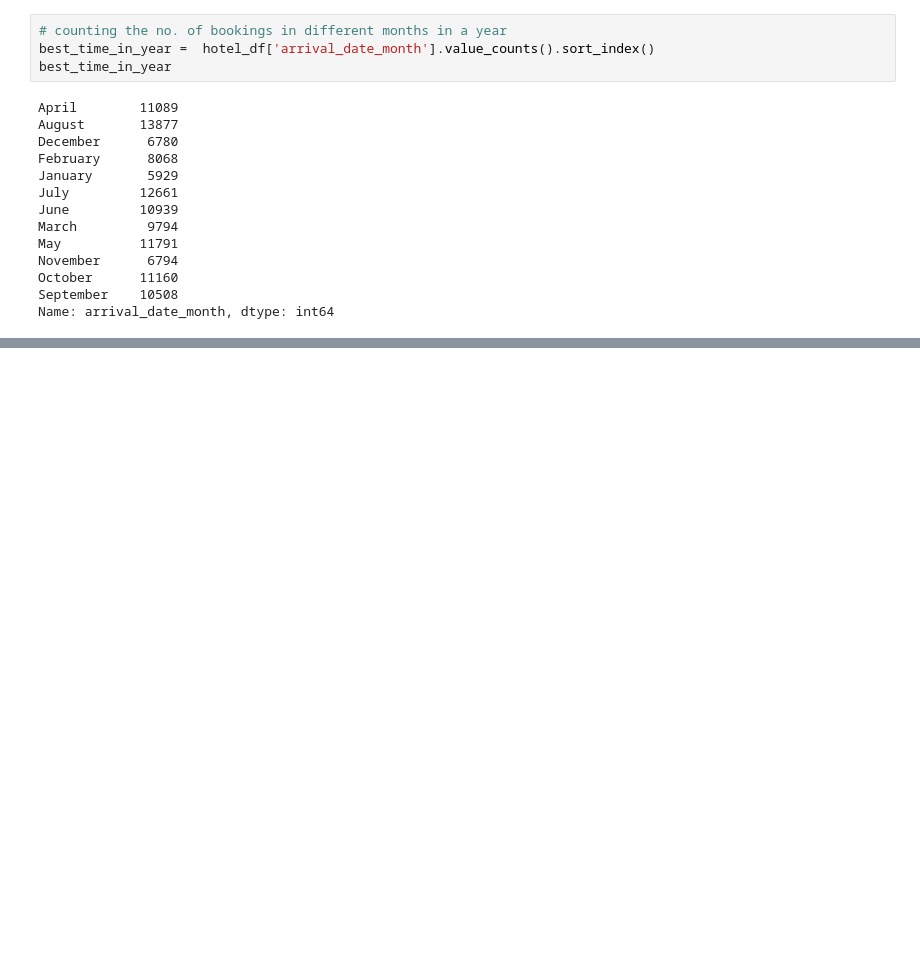
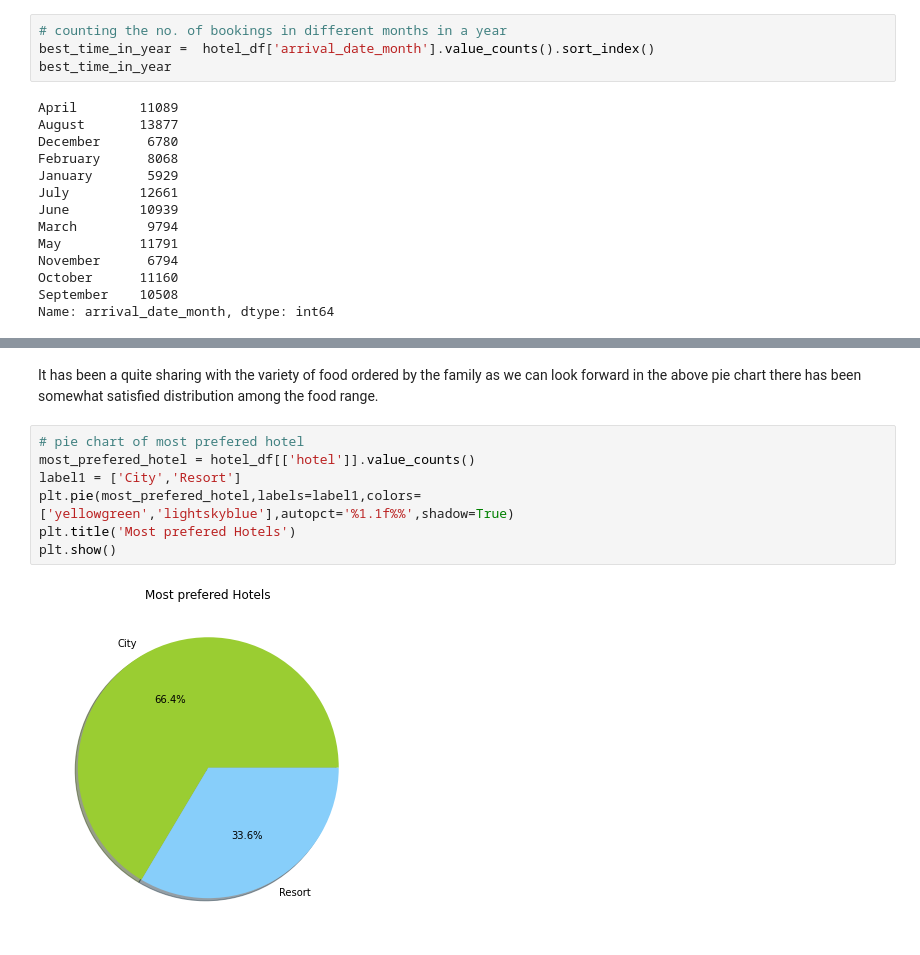
Before and after one commit to ritik1804k/Hotel-Booking-Analysis-, a Jupyter notebook: Hotel_Booking_Analysis_Capstone_Project.ipynb, the cells around one changed output, grey strips where cells are left out. Cells and saved outputs as stored; diff of their text form; blank space fills up the shorter version.

```diff
--- a/Hotel_Booking_Analysis_Capstone_Project.ipynb
+++ b/Hotel_Booking_Analysis_Capstone_Project.ipynb
@@ -258,0 +272,11 @@ Name: meal, dtype: int64
+# %% [markdown]
+It has been a quite sharing with the variety of food ordered by the family as we can look forward in the above pie chart there has been somewhat satisfied distribution  among the food range.
+# %%
+# pie chart of most prefered hotel
+most_prefered_hotel = hotel_df[['hotel']].value_counts()
+label1 = ['City','Resort']
+plt.pie(most_prefered_hotel,labels=label1,colors=['yellowgreen','lightskyblue'],autopct='%1.1f%%',shadow=True)
+plt.title('Most prefered Hotels')
+plt.show()
+# %% [output]
+[figure, added]
```
Also changed, not shown: parts of 11 cells of this notebook.
